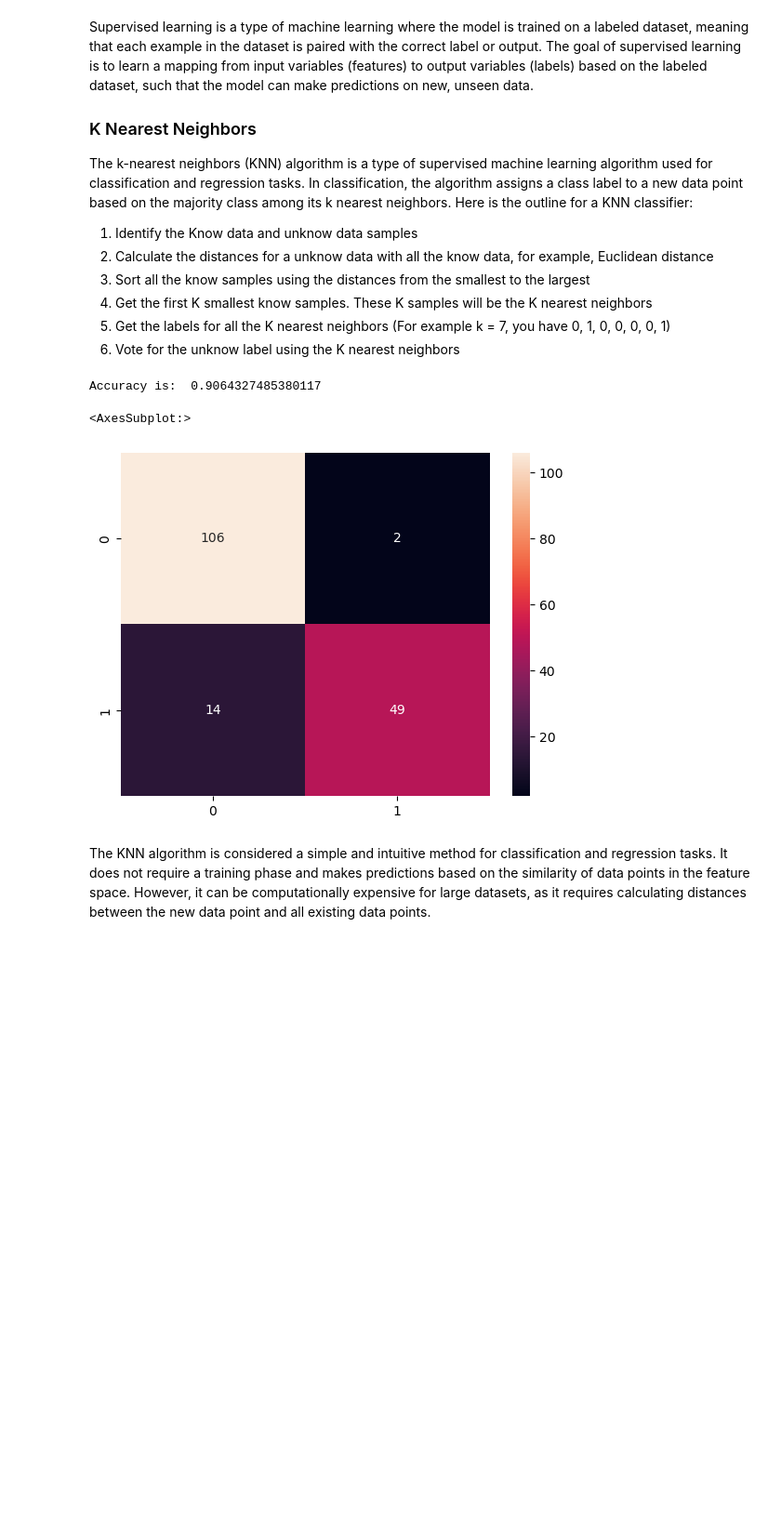
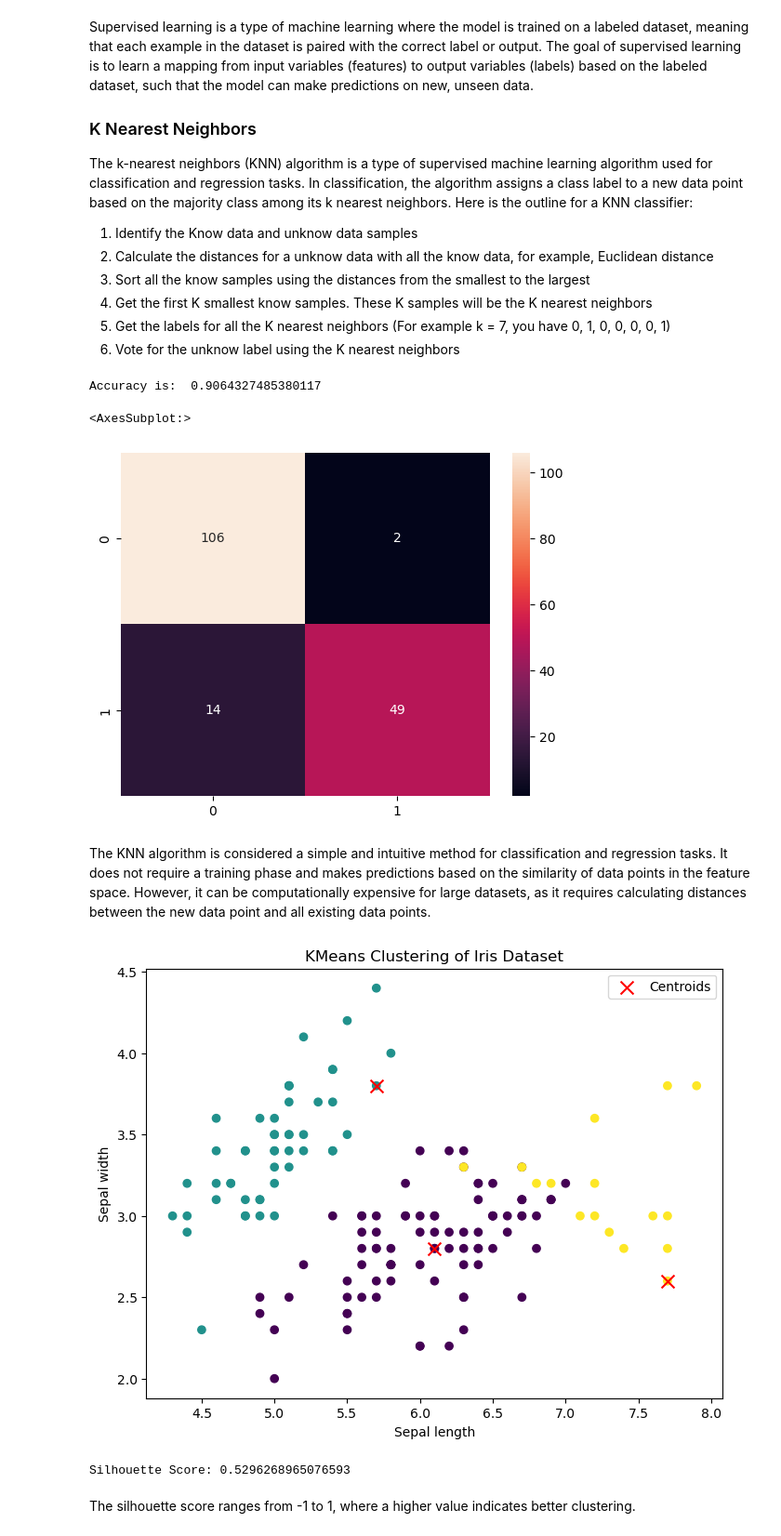
Before and after one commit to jzy0040/PythonIntroAndDataModeling, a Jupyter notebook: notebooks/BAN7101BusinessAnalytics/ArtificialIntelligence.ipynb, the cells around one changed output. Shown at 93% size. Cells and saved outputs as stored; diff of their text form; code cells hidden in the pictures; blank space fills up the shorter version.

```diff
--- a/notebooks/BAN7101BusinessAnalytics/ArtificialIntelligence.ipynb
+++ b/notebooks/BAN7101BusinessAnalytics/ArtificialIntelligence.ipynb
@@ -209,3 +246,67 @@ Accuracy is:  0.9064327485380117
 [figure]
 # %% [markdown]
 The KNN algorithm is considered a simple and intuitive method for classification and regression tasks. It does not require a training phase and makes predictions based on the similarity of data points in the feature space. However, it can be computationally expensive for large datasets, as it requires calculating distances between the new data point and all existing data points.
+# %%
+import numpy as np
+import matplotlib.pyplot as plt
+from sklearn.datasets import load_iris
+
+# Load the Iris dataset
+iris = load_iris()
+X = iris.data
+
+# Number of clusters
+k = 3
+
+# Number of data points
+m = X.shape[0]
+
+# Initialize centroids randomly
+np.random.seed(42)
+centroids_idx = np.random.choice(m, k, replace=False)
+centroids = X[centroids_idx]
+
+# Assign each data point to the nearest centroid
+def assign_clusters(X, centroids):
+    distances = np.linalg.norm(X[:, np.newaxis] - centroids, axis=2)
+    return np.argmin(distances, axis=1)
+
+clusters = assign_clusters(X, centroids)
+
+# Update centroids
+def update_centroids(X, clusters, k):
+    centroids = np.zeros((k, X.shape[1]))
+    for i in range(k):
+        centroids[i] = np.mean(X[clusters == i], axis=0)
+    return centroids
+
+# Perform KMeans clustering
+max_iter = 100
+for _ in range(max_iter):
+    prev_clusters = clusters
+    clusters = assign_clusters(X, centroids)
+    if np.array_equal(clusters, prev_clusters):
+        break
+    centroids = update_centroids(X, clusters, k)
+
+# Plot the clusters
+plt.figure(figsize=(8, 6))
+plt.scatter(X[:, 0], X[:, 1], c=clusters, cmap='viridis')
+plt.scatter(centroids[:, 0], centroids[:, 1], c='red', marker='x', s=100, label='Centroids')
+plt.xlabel('Sepal length')
+plt.ylabel('Sepal width')
+plt.title('KMeans Clustering of Iris Dataset')
+plt.legend()
+plt.show()
+# %% [output]
+[figure, added]
+# %%
+from sklearn.metrics import silhouette_score
+
+# Calculate silhouette score
+silhouette_avg = silhouette_score(X, clusters)
+print(f"Silhouette Score: {silhouette_avg}")
+# %% [output]
+Silhouette Score: 0.5296268965076593
+# %% [markdown]
+The silhouette score ranges from -1 to 1, where a higher value indicates better clustering.
```
Also changed, not shown: parts of 2 cells of this notebook, 6 other files.
